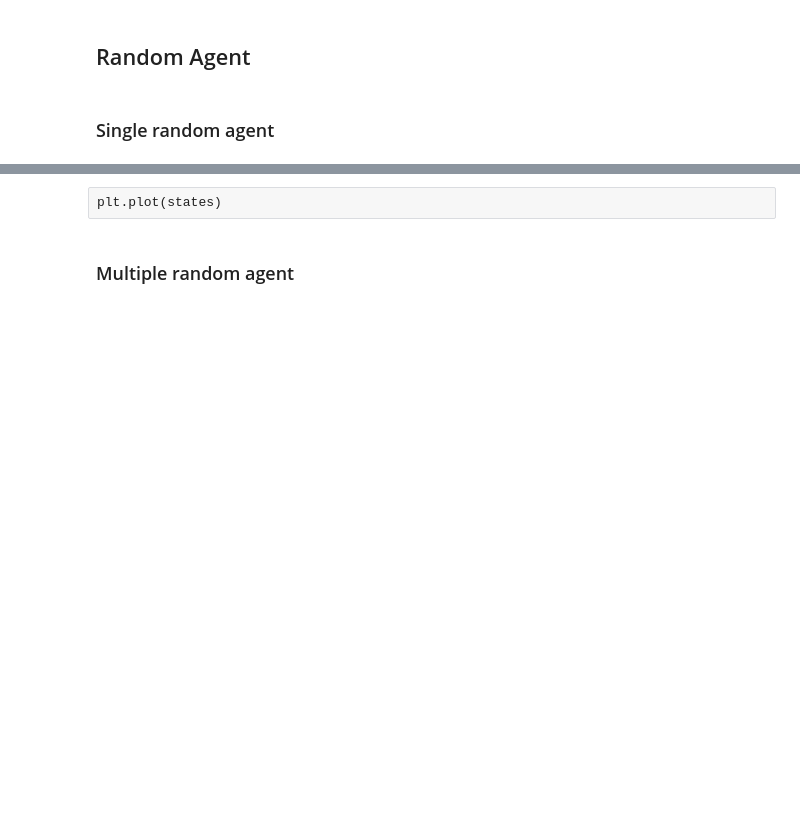
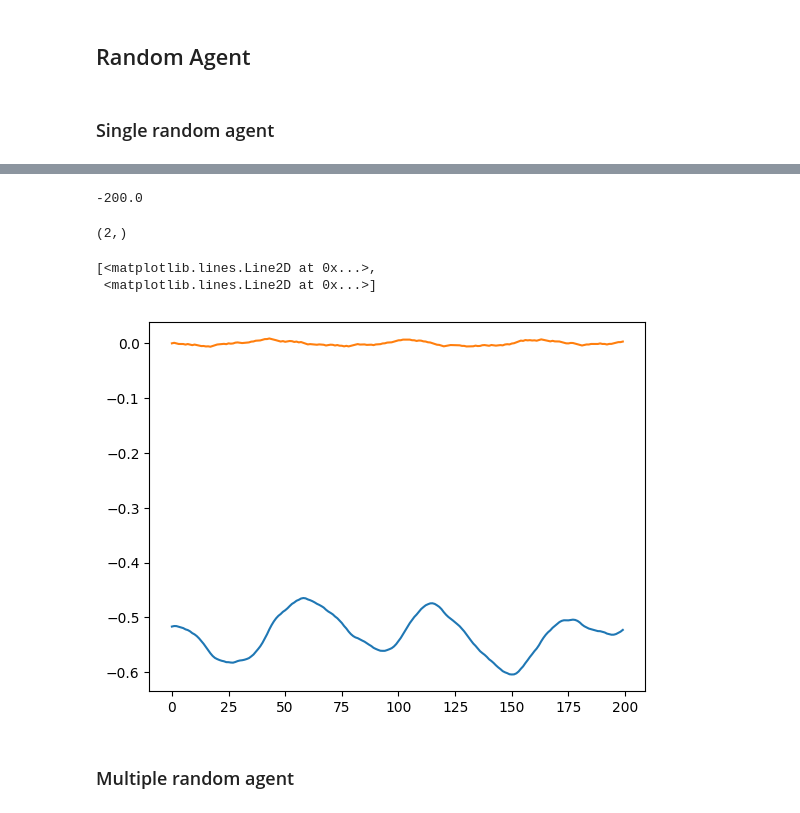
Before and after one commit to schiesser/MontainCar, a Jupyter notebook: Code/test.ipynb, the cells around one changed output, grey strips where cells are left out. Cells and saved outputs as stored; diff of their text form; code cells hidden in the pictures; blank space fills up the shorter version.

```diff
--- a/Code/test.ipynb
+++ b/Code/test.ipynb
@@ -23,5 +15,21 @@ states[1].shape
-# %% [raw]
-plt.plot(states)
+# %%
+test = RandomAgent(env)
+# %%
+test.run()
+# %% [output]
+-200.0
+# %%
+states = [ e[0] for e in test.observations]
+# %%
+states[1].shape
+# %% [output]
+(2,)
+# %%
+plt.plot(states)
+# %% [output]
+[<matplotlib.lines.Line2D at 0x...>,
+ <matplotlib.lines.Line2D at 0x...>]
+[figure, added]
 # %% [markdown]
 ### Multiple random agent
 # %% [raw]
```
Also changed, not shown: parts of 7 cells of this notebook, 1 other file.
